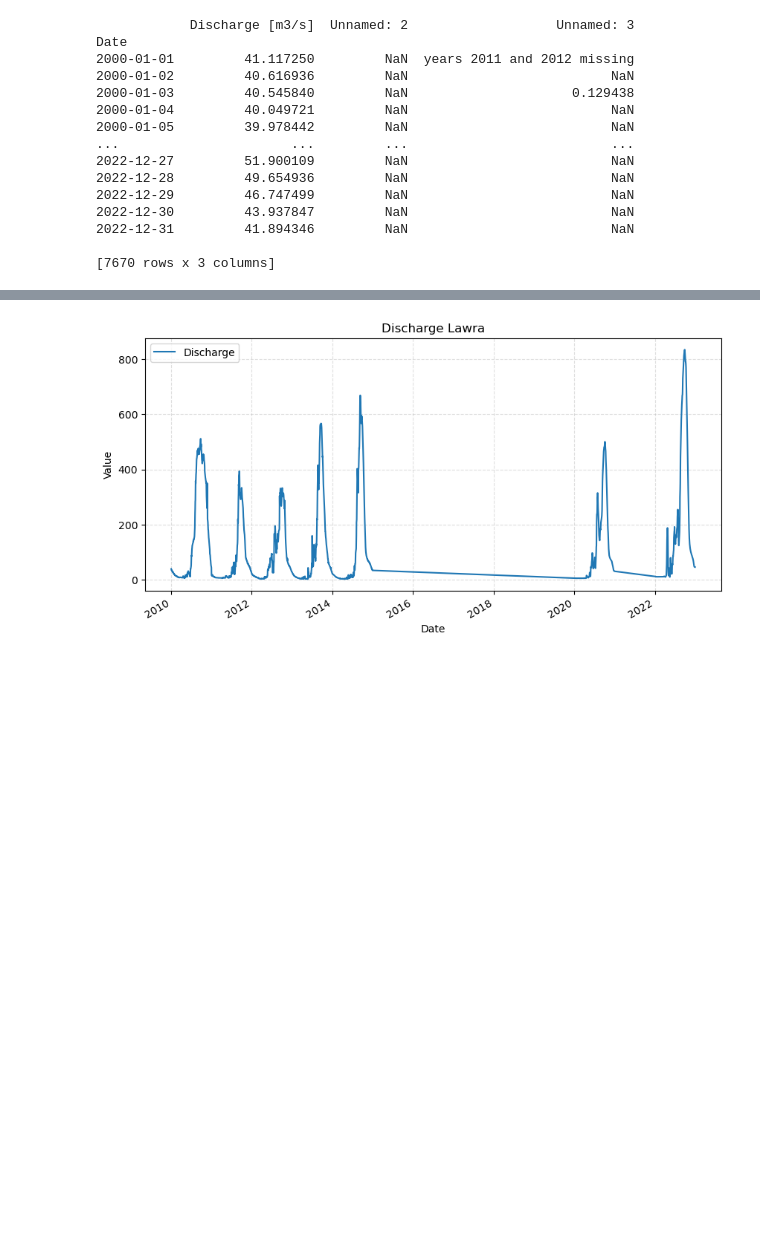
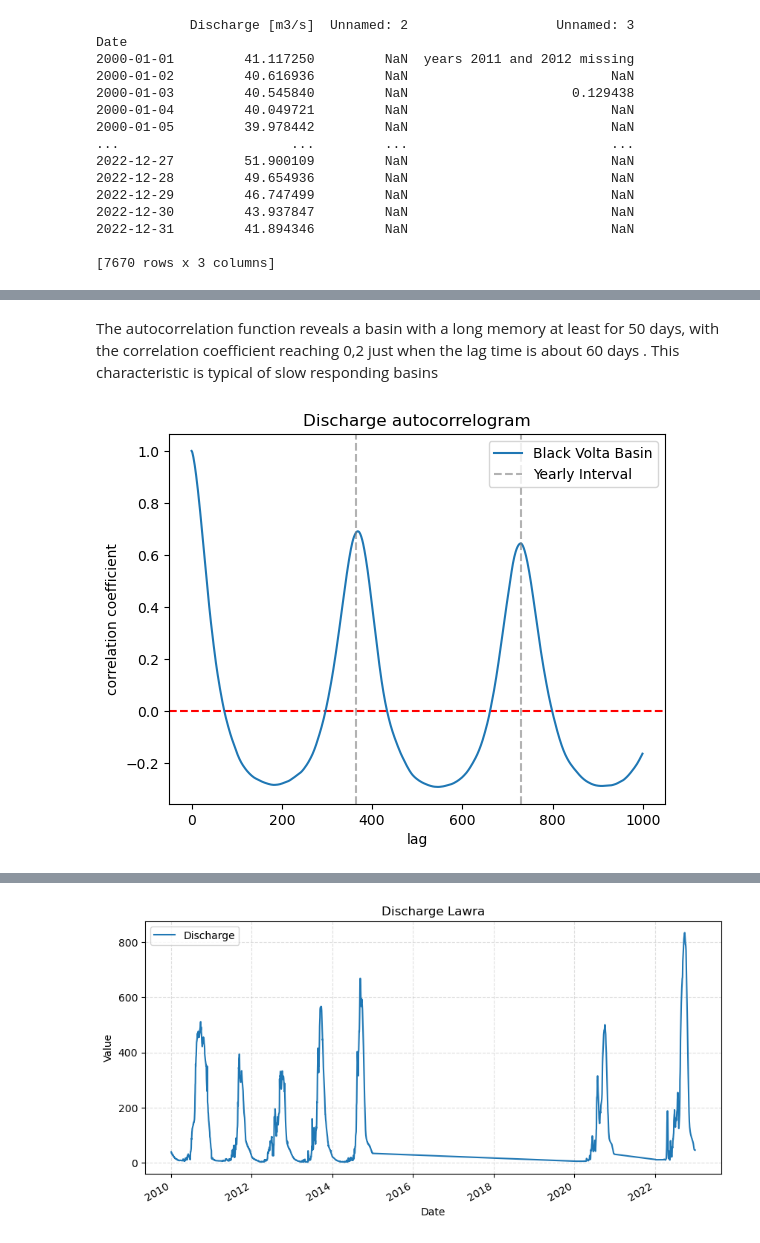
Before and after one commit to flavgiannini/Thesis, a Jupyter notebook: Analysis_data.ipynb, the cells around one changed output, grey strips where cells are left out. Saved outputs shown, nothing was run; the diff lists cells and outputs as text; code cells hidden in the pictures; blank space fills up the shorter version.

```diff
--- a/Analysis_data.ipynb
+++ b/Analysis_data.ipynb
@@ -38,0 +88,17 @@ Date
+# %% [markdown]
+The autocorrelation function reveals a basin with a long memory at least for 50 days, with the correlation coefficient reaching 0,2 just when the lag time is about 60 days . This characteristic is typical of slow responding basins
+# %%
+lags = np.arange(1000)
+acf1 = pd.Series([discharge_mm_per_day.autocorr(i) for i in lags],index=pd.Index(lags, name="lag"),name="autocorrelation function",)
+
+
+plt.axhline(0, linestyle="--", color="red")
+acf1.plot(ylabel="correlation coefficient", title="Discharge autocorrelogram", label="Black Volta Basin")
+for year in range(365, 1000, 365):
+    plt.axvline(year, linestyle="--", color="gray", alpha=0.6, label="Yearly Interval" if year == 365 else "")
+
+
+plt.legend()
+plt.show()
+# %% [output]
+[figure, added]
```
Also changed, not shown: parts of 16 cells of this notebook, 2 other files.
